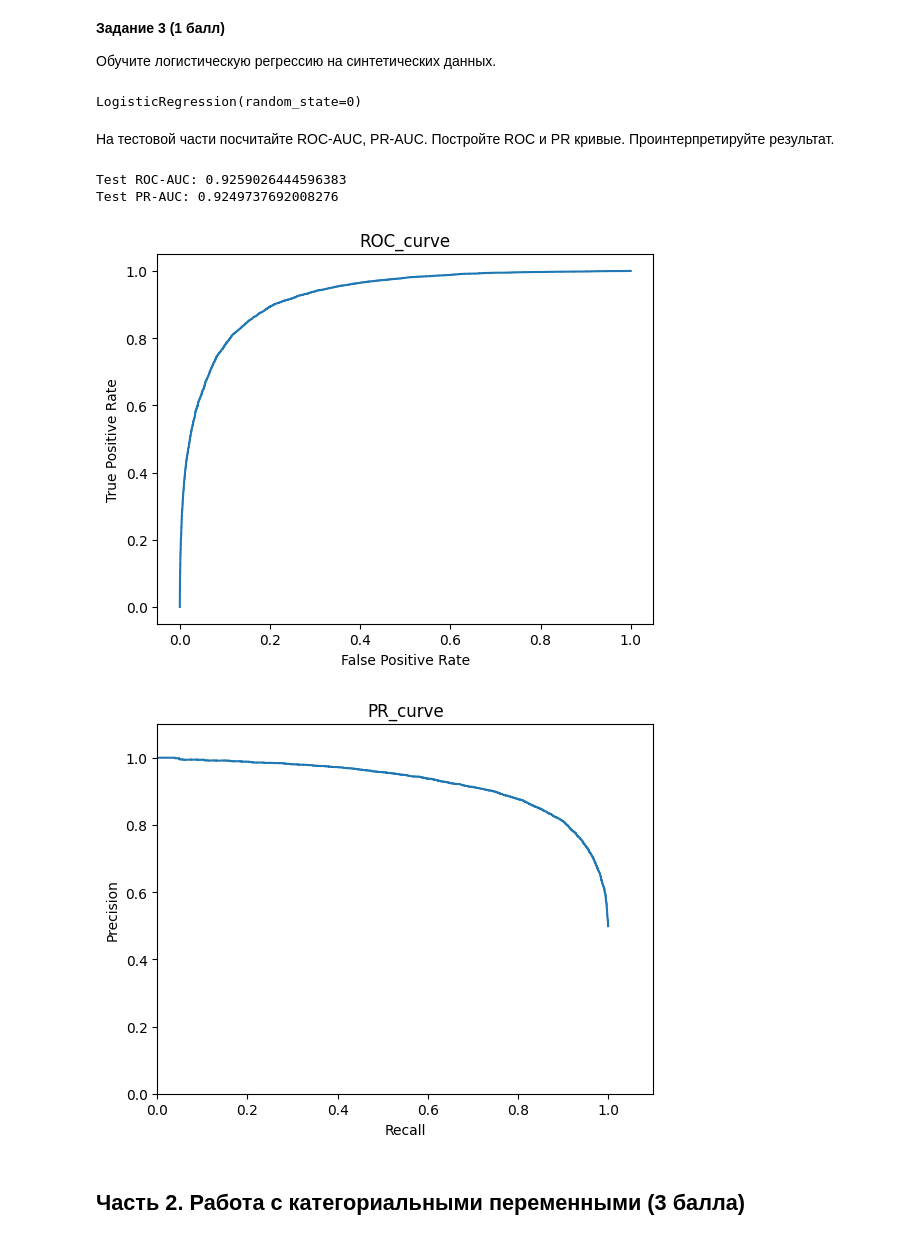
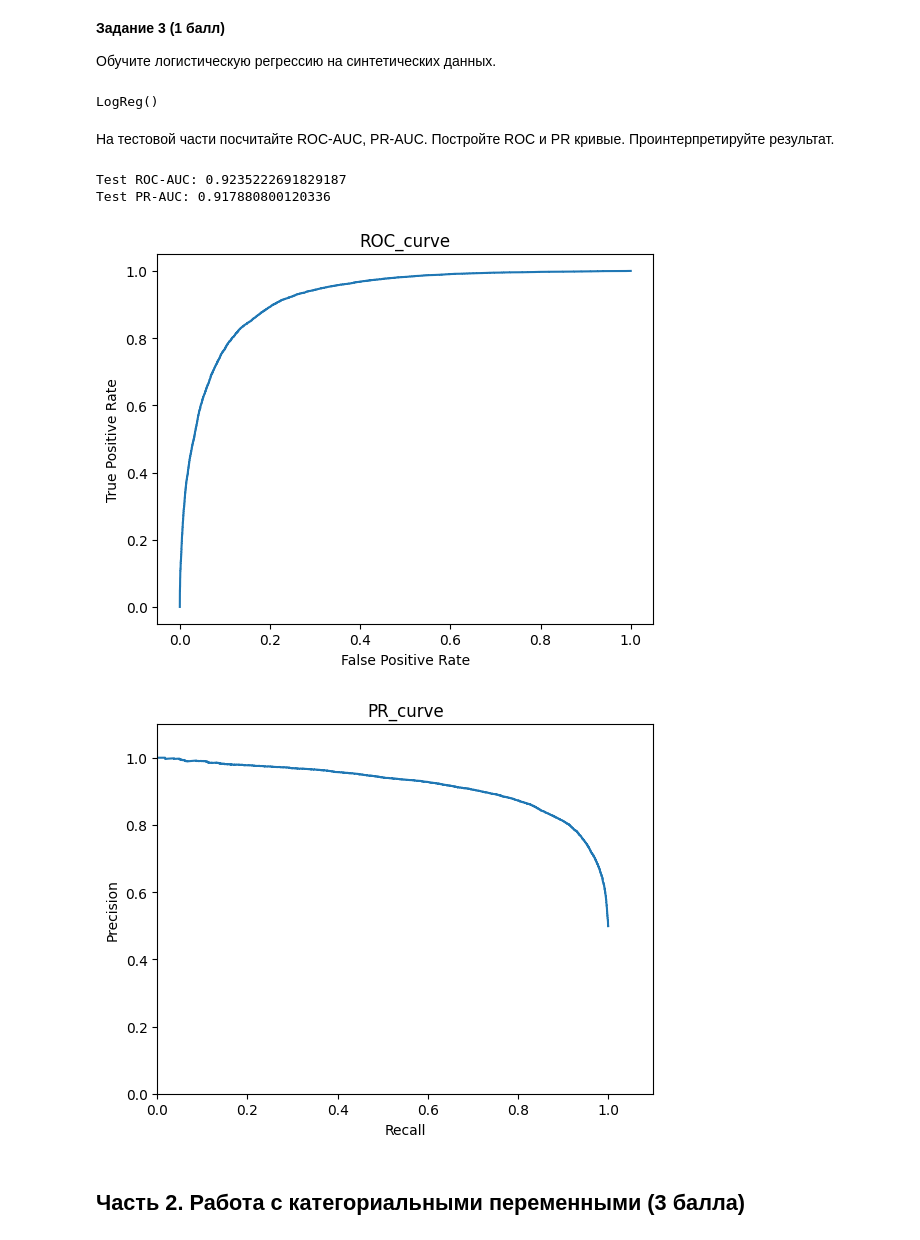
Before and after one commit to IYuminov/ml, a Jupyter notebook: hometasks/HT2/HW2_Logistic_regression.ipynb, the cells around one changed output. Drawn from its saved outputs; the diff is of its cells as text; code cells hidden in the pictures.

```diff
--- a/hometasks/HT2/HW2_Logistic_regression.ipynb
+++ b/hometasks/HT2/HW2_Logistic_regression.ipynb
@@ -142,44 +168,44 @@ X_train, X_test, y_train, y_test = train_test_split(
 
 Обучите логистическую регрессию на синтетических данных.
 # %%
-lr = LogisticRegression(random_state= 0)
+lr = LogReg()
 
 lr.fit(X_train, y_train)
 # %% [output]
-LogisticRegression(random_state=0)
+LogReg()
 # %% [markdown]
 На тестовой части посчитайте ROC-AUC, PR-AUC. Постройте ROC и PR кривые. Проинтерпретируйте результат.
 # %%
-pred_proba = lr.predict_proba(X_test)[:, 1]
+pred_proba = lr.predict_proba(X_test)
 
 print("Test ROC-AUC:", roc_auc_score(y_test, pred_proba))
 
 def plot_roc_curve(true_y, y_prob):
     """
     Возвращает ROC кривую на основе вероятностей
     """
     fpr, tpr, _ = roc_curve(true_y, y_prob)
     plt.title('ROC_curve')
     plt.plot(fpr, tpr)
     plt.xlabel('False Positive Rate')
     plt.ylabel('True Positive Rate')
 
 
 plot_roc_curve(y_test, pred_proba)
 
 precision, recall, _ = precision_recall_curve(y_test, pred_proba)
 plt.figure()
 plt.plot(recall, precision)
 plt.ylim([0, 1.1]);plt.xlim([0, 1.1])
 plt.xlabel('Recall');plt.ylabel('Precision')
 plt.title('PR_curve')
 
 print("Test PR-AUC:", auc(recall, precision))
 # %% [output]
-Test ROC-AUC: 0.9259026444596383
-Test PR-AUC: 0.9249737692008276
+Test ROC-AUC: 0.9235222691829187
+Test PR-AUC: 0.917880800120336
-[figure, old version]
+[figure, new version]
-[figure, old version]
+[figure, new version]
 # %% [markdown]
 ## Часть 2. Работа с категориальными переменными (3 балла)
 # %% [markdown]
```
Also changed, not shown: parts of 56 cells of this notebook.
